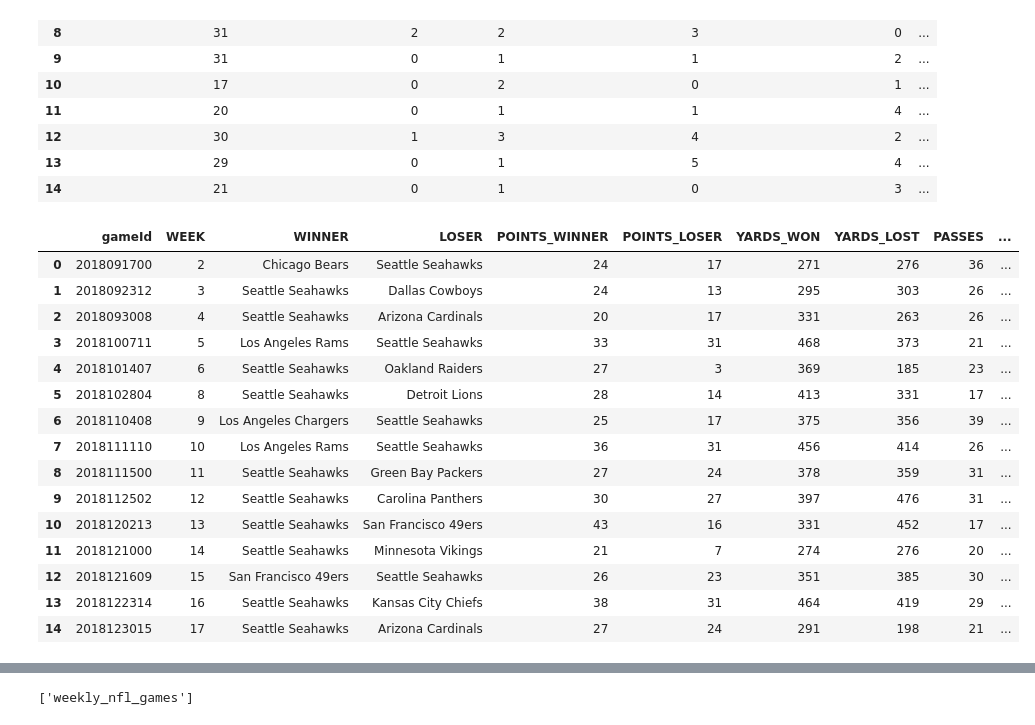
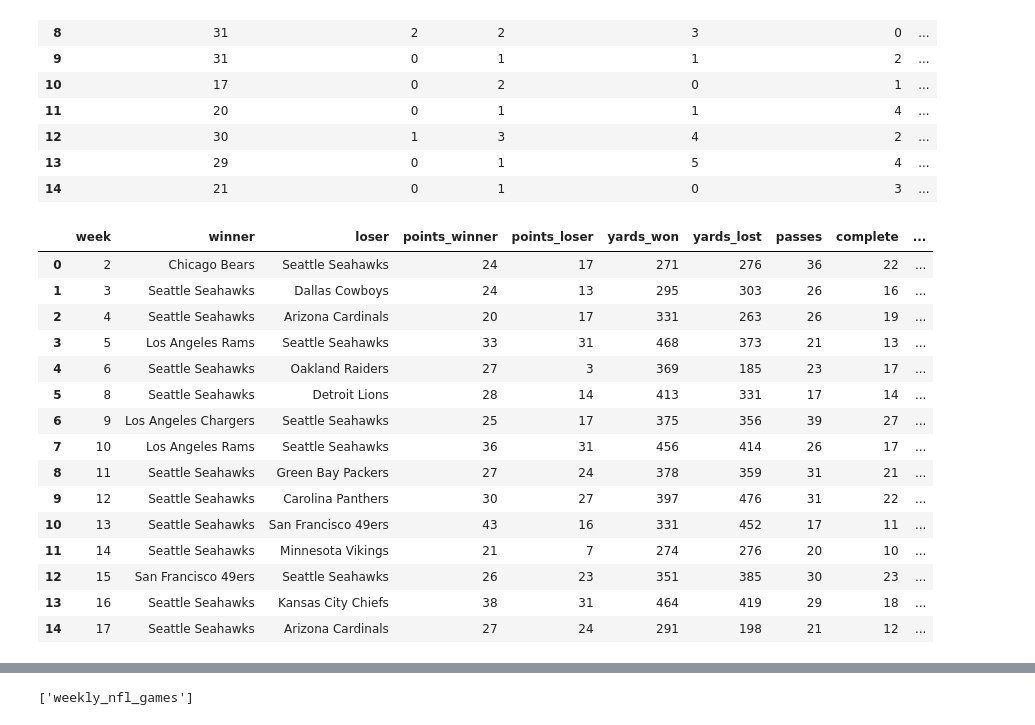
Before and after one commit to cjreside/Project_3, a Jupyter notebook: weekly_nfl/sports_radar_convert.ipynb, the cells around one changed output, grey strips where cells are left out. Saved outputs shown, nothing was run; the diff lists cells and outputs as text; code cells hidden in the pictures.

```diff
--- a/weekly_nfl/sports_radar_convert.ipynb
+++ b/weekly_nfl/sports_radar_convert.ipynb
@@ -733,55 +734,69 @@ week_final
 # %%
 # Join the Win/Loss dataframe with the gameid.
 weekly_nfl_games_df = pd.concat([weekly_LW_join, gameid], axis=1, sort=False)
 
 # Join the week_final dataframe to the weekly_nfl_games_df dataframe.
 weekly_nfl_games_final = pd.concat([weekly_nfl_games_df, week_final], axis=1, sort=False)
 
 # Change the column dtypes to reflect the type of column value.
 weekly_nfl_games_final = weekly_nfl_games_final.astype({"Points_Winner": int, "Points_Loser": int,
                                                        "Yards_Won": int, "Yards_Lost": int,
                                                        "DESIGNED_ROLLOUT_LEFT": int, "SCRAMBLE": int,
                                                        "SCRAMBLE_ROLLOUT_LEFT": int, "SCRAMBLE_ROLLOUT_RIGHT": int,
                                                        "UNKNOWN": int, "IN": int, "EMPTY": int, "I_FORM": int,
                                                        "DESIGNED_ROLLOUT_RIGHT": int, "JUMBO": int, "PISTOL": int})
 
 weekly_nfl_games_final = weekly_nfl_games_final.drop(columns=["index"])
 
 # Rename and Reorder the columns
-weekly_nfl_games_final.rename(columns={"play_type_pass": "PASSES"}, inplace=True)
-weekly_nfl_games_final.rename(columns={"S": "SACK"}, inplace=True)
-weekly_nfl_games_final.rename(columns={"IN": "INTERCEPTED"}, inplace=True)
-weekly_nfl_games_final.rename(columns={"I": "INCOMPLETE"}, inplace=True)
-weekly_nfl_games_final.rename(columns={"C": "COMPLETE"}, inplace=True)
-weekly_nfl_games_final.rename(columns={"Week": "WEEK"}, inplace=True)
-weekly_nfl_games_final.rename(columns={"Winner": "WINNER"}, inplace=True)
-weekly_nfl_games_final.rename(columns={"Loser": "LOSER"}, inplace=True)
-weekly_nfl_games_final.rename(columns={"Points_Winner": "POINTS_WINNER"}, inplace=True)
-weekly_nfl_games_final.rename(columns={"Points_Loser": "POINTS_LOSER"}, inplace=True)
-weekly_nfl_games_final.rename(columns={"Yards_Won": "YARDS_WON"}, inplace=True)
-weekly_nfl_games_final.rename(columns={"Yards_Lost": "YARDS_LOST"}, inplace=True)
-weekly_nfl_games_final = weekly_nfl_games_final[["gameId", "WEEK", "WINNER", "LOSER", "POINTS_WINNER", "POINTS_LOSER",
-                                                "YARDS_WON", "YARDS_LOST", "PASSES", "COMPLETE", "INCOMPLETE",
-                                                "INTERCEPTED", "SACK", "TRADITIONAL", "DESIGNED_ROLLOUT_RIGHT",
-                                                "DESIGNED_ROLLOUT_LEFT", "SCRAMBLE", "SCRAMBLE_ROLLOUT_RIGHT",
-                                                "SCRAMBLE_ROLLOUT_LEFT", "UNKNOWN", "I_FORM", "EMPTY", "SHOTGUN",
-                                                "SINGLEBACK", "JUMBO", "PISTOL"]]
+weekly_nfl_games_final.rename(columns={"play_type_pass": "passes"}, inplace=True)
+weekly_nfl_games_final.rename(columns={"S": "sack"}, inplace=True)
+weekly_nfl_games_final.rename(columns={"IN": "intercepted"}, inplace=True)
+weekly_nfl_games_final.rename(columns={"I": "incomplete"}, inplace=True)
+weekly_nfl_games_final.rename(columns={"C": "complete"}, inplace=True)
+weekly_nfl_games_final.rename(columns={"Week": "week"}, inplace=True)
+weekly_nfl_games_final.rename(columns={"Winner": "winner"}, inplace=True)
+weekly_nfl_games_final.rename(columns={"Loser": "loser"}, inplace=True)
+weekly_nfl_games_final.rename(columns={"Points_Winner": "points_winner"}, inplace=True)
+weekly_nfl_games_final.rename(columns={"Points_Loser": "points_loser"}, inplace=True)
+weekly_nfl_games_final.rename(columns={"Yards_Won": "yards_won"}, inplace=True)
+weekly_nfl_games_final.rename(columns={"Yards_Lost": "yards_lost"}, inplace=True)
+weekly_nfl_games_final.rename(columns={"TRADITIONAL": "traditional"}, inplace=True)
+weekly_nfl_games_final.rename(columns={"DESIGNED_ROLLOUT_RIGHT": "designed_rollout_right"}, inplace=True)
+weekly_nfl_games_final.rename(columns={"DESIGNED_ROLLOUT_LEFT": "designed_rollout_left"}, inplace=True)
+weekly_nfl_games_final.rename(columns={"SCRAMBLE": "scramble"}, inplace=True)
+weekly_nfl_games_final.rename(columns={"SCRAMBLE_ROLLOUT_RIGHT": "scramble_rollout_right"}, inplace=True)
+weekly_nfl_games_final.rename(columns={"SCRAMBLE_ROLLOUT_LEFT": "scramble_rollout_left"}, inplace=True)
+weekly_nfl_games_final.rename(columns={"UNKNOWN": "unknown"}, inplace=True)
+weekly_nfl_games_final.rename(columns={"I_FORM": "i_form"}, inplace=True)
+weekly_nfl_games_final.rename(columns={"EMPTY": "empty"}, inplace=True)
+weekly_nfl_games_final.rename(columns={"SHOTGUN": "shotgun"}, inplace=True)
+weekly_nfl_games_final.rename(columns={"SINGLEBACK": "singleback"}, inplace=True)
+weekly_nfl_games_final.rename(columns={"JUMBO": "jumbo"}, inplace=True)
+weekly_nfl_games_final.rename(columns={"PISTOL": "pistol"}, inplace=True)
+
+weekly_nfl_games_final = weekly_nfl_games_final[["week", "winner", "loser", "points_winner", "points_loser",
+                                                "yards_won", "yards_lost", "passes", "complete", "incomplete",
+                                                "intercepted", "sack", "traditional", "designed_rollout_right",
+                                                "designed_rollout_left", "scramble", "scramble_rollout_right",
+                                                "scramble_rollout_left", "unknown", "i_form", "empty", "shotgun",
+                                                "singleback", "jumbo", "pistol"]]
 
 weekly_nfl_games_final
 # %% [output]
-|  | gameId | WEEK | WINNER | LOSER | POINTS_WINNER | POINTS_LOSER | YARDS_WON | YARDS_LOST | PASSES | ... |
-| 0 | 2018091700 | 2 | Chicago Bears | Seattle Seahawks | 24 | 17 | 271 | 276 | 36 | ... |
-| 1 | 2018092312 | 3 | Seattle Seahawks | Dallas Cowboys | 24 | 13 | 295 | 303 | 26 | ... |
-| 2 | 2018093008 | 4 | Seattle Seahawks | Arizona Cardinals | 20 | 17 | 331 | 263 | 26 | ... |
-| 3 | 2018100711 | 5 | Los Angeles Rams | Seattle Seahawks | 33 | 31 | 468 | 373 | 21 | ... |
-| 4 | 2018101407 | 6 | Seattle Seahawks | Oakland Raiders | 27 | 3 | 369 | 185 | 23 | ... |
-| 5 | 2018102804 | 8 | Seattle Seahawks | Detroit Lions | 28 | 14 | 413 | 331 | 17 | ... |
-| 6 | 2018110408 | 9 | Los Angeles Chargers | Seattle Seahawks | 25 | 17 | 375 | 356 | 39 | ... |
-| 7 | 2018111110 | 10 | Los Angeles Rams | Seattle Seahawks | 36 | 31 | 456 | 414 | 26 | ... |
-| 8 | 2018111500 | 11 | Seattle Seahawks | Green Bay Packers | 27 | 24 | 378 | 359 | 31 | ... |
-| 9 | 2018112502 | 12 | Seattle Seahawks | Carolina Panthers | 30 | 27 | 397 | 476 | 31 | ... |
-| 10 | 2018120213 | 13 | Seattle Seahawks | San Francisco 49ers | 43 | 16 | 331 | 452 | 17 | ... |
-| 11 | 2018121000 | 14 | Seattle Seahawks | Minnesota Vikings | 21 | 7 | 274 | 276 | 20 | ... |
-| 12 | 2018121609 | 15 | San Francisco 49ers | Seattle Seahawks | 26 | 23 | 351 | 385 | 30 | ... |
-| 13 | 2018122314 | 16 | Seattle Seahawks | Kansas City Chiefs | 38 | 31 | 464 | 419 | 29 | ... |
-| 14 | 2018123015 | 17 | Seattle Seahawks | Arizona Cardinals | 27 | 24 | 291 | 198 | 21 | ... |
+|  | week | winner | loser | points_winner | points_loser | yards_won | yards_lost | passes | complete | ... |
+| 0 | 2 | Chicago Bears | Seattle Seahawks | 24 | 17 | 271 | 276 | 36 | 22 | ... |
+| 1 | 3 | Seattle Seahawks | Dallas Cowboys | 24 | 13 | 295 | 303 | 26 | 16 | ... |
+| 2 | 4 | Seattle Seahawks | Arizona Cardinals | 20 | 17 | 331 | 263 | 26 | 19 | ... |
+| 3 | 5 | Los Angeles Rams | Seattle Seahawks | 33 | 31 | 468 | 373 | 21 | 13 | ... |
+| 4 | 6 | Seattle Seahawks | Oakland Raiders | 27 | 3 | 369 | 185 | 23 | 17 | ... |
+| 5 | 8 | Seattle Seahawks | Detroit Lions | 28 | 14 | 413 | 331 | 17 | 14 | ... |
+| 6 | 9 | Los Angeles Chargers | Seattle Seahawks | 25 | 17 | 375 | 356 | 39 | 27 | ... |
+| 7 | 10 | Los Angeles Rams | Seattle Seahawks | 36 | 31 | 456 | 414 | 26 | 17 | ... |
+| 8 | 11 | Seattle Seahawks | Green Bay Packers | 27 | 24 | 378 | 359 | 31 | 21 | ... |
+| 9 | 12 | Seattle Seahawks | Carolina Panthers | 30 | 27 | 397 | 476 | 31 | 22 | ... |
+| 10 | 13 | Seattle Seahawks | San Francisco 49ers | 43 | 16 | 331 | 452 | 17 | 11 | ... |
+| 11 | 14 | Seattle Seahawks | Minnesota Vikings | 21 | 7 | 274 | 276 | 20 | 10 | ... |
+| 12 | 15 | San Francisco 49ers | Seattle Seahawks | 26 | 23 | 351 | 385 | 30 | 23 | ... |
+| 13 | 16 | Seattle Seahawks | Kansas City Chiefs | 38 | 31 | 464 | 419 | 29 | 18 | ... |
+| 14 | 17 | Seattle Seahawks | Arizona Cardinals | 27 | 24 | 291 | 198 | 21 | 12 | ... |
```
Also changed, not shown: parts of 6 cells of this notebook.
